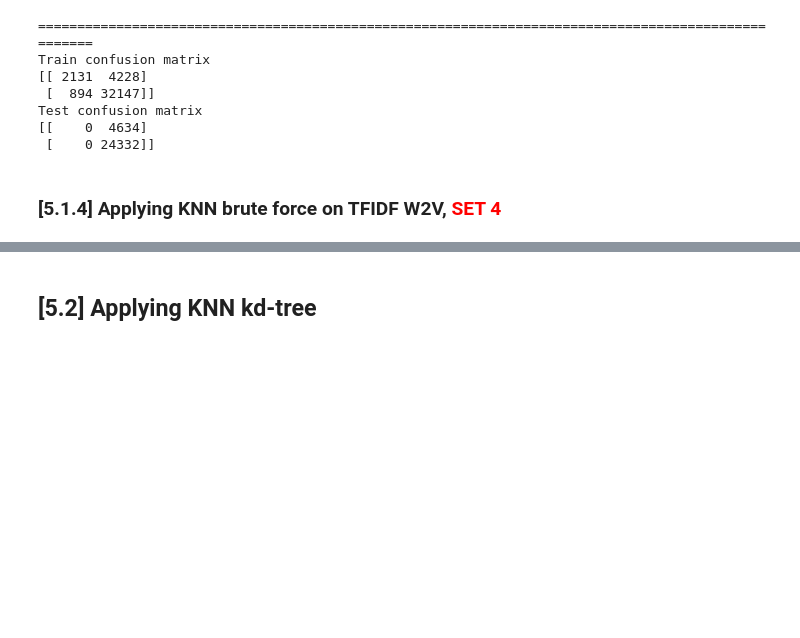
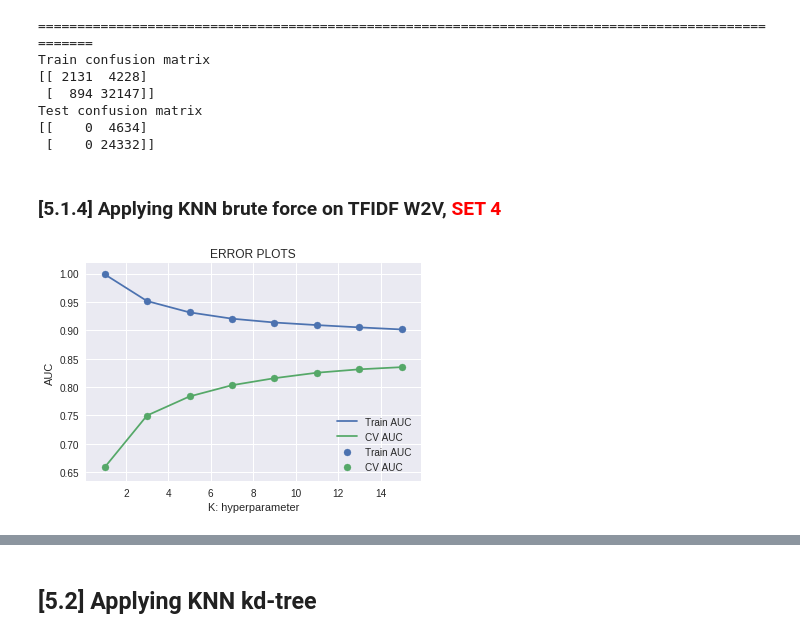
Before and after one commit to gopalkalpande/Assignments_ML, a Jupyter notebook: KNN.ipynb, the cells around one changed output, grey strips where cells are left out. Saved outputs shown, nothing was run; the diff lists cells and outputs as text; code cells hidden in the pictures; blank space fills up the shorter version.

```diff
--- a/KNN.ipynb
+++ b/KNN.ipynb
@@ -1145,3 +1144,43 @@ for sent in tqdm(list_of_sentance_cv): # for each review/sentence
     row += 1
 
 X_test_tfidf_w2v = tfidf_sent_vectors
+# %%
+from sklearn.neighbors import KNeighborsClassifier
+from sklearn.metrics import roc_auc_score
+import matplotlib.pyplot as plt
+"""
+y_true : array, shape = [n_samples] or [n_samples, n_classes]
+True binary labels or binary label indicators.
+
+y_score : array, shape = [n_samples] or [n_samples, n_classes]
+Target scores, can either be probability estimates of the positive class, confidence values, or non-thresholded measure of
+decisions (as returned by “decision_function” on some classifiers).
+For binary y_true, y_score is supposed to be the score of the class with greater label.
+
+"""
+
+train_auc = []
+cv_auc = []
+K = [1, 3, 5, 7, 9, 11, 13, 15]
+for i in K:
+    neigh = KNeighborsClassifier(n_neighbors=i, algorithm = 'brute')
+    neigh.fit(X_train_tfidf_w2v, y_train)
+    # roc_auc_score(y_true, y_score) the 2nd parameter should be probability estimates of the positive class
+    # not the predicted outputs
+    y_train_pred =  neigh.predict_proba(X_train_tfidf_w2v)[:,1]
+    y_cv_pred =  neigh.predict_proba(X_cv_tfidf_w2v)[:,1]
+
+    train_auc.append(roc_auc_score(y_train,y_train_pred))
+    cv_auc.append(roc_auc_score(y_cv, y_cv_pred))
+
+plt.plot(K, train_auc, label='Train AUC')
+plt.scatter(K, train_auc, label='Train AUC')
+plt.plot(K, cv_auc, label='CV AUC')
+plt.scatter(K, cv_auc, label='CV AUC')
+plt.legend()
+plt.xlabel("K: hyperparameter")
+plt.ylabel("AUC")
+plt.title("ERROR PLOTS")
+plt.show()
+# %% [output]
+[figure, added]
```
Also changed, not shown: parts of 6 cells of this notebook.
